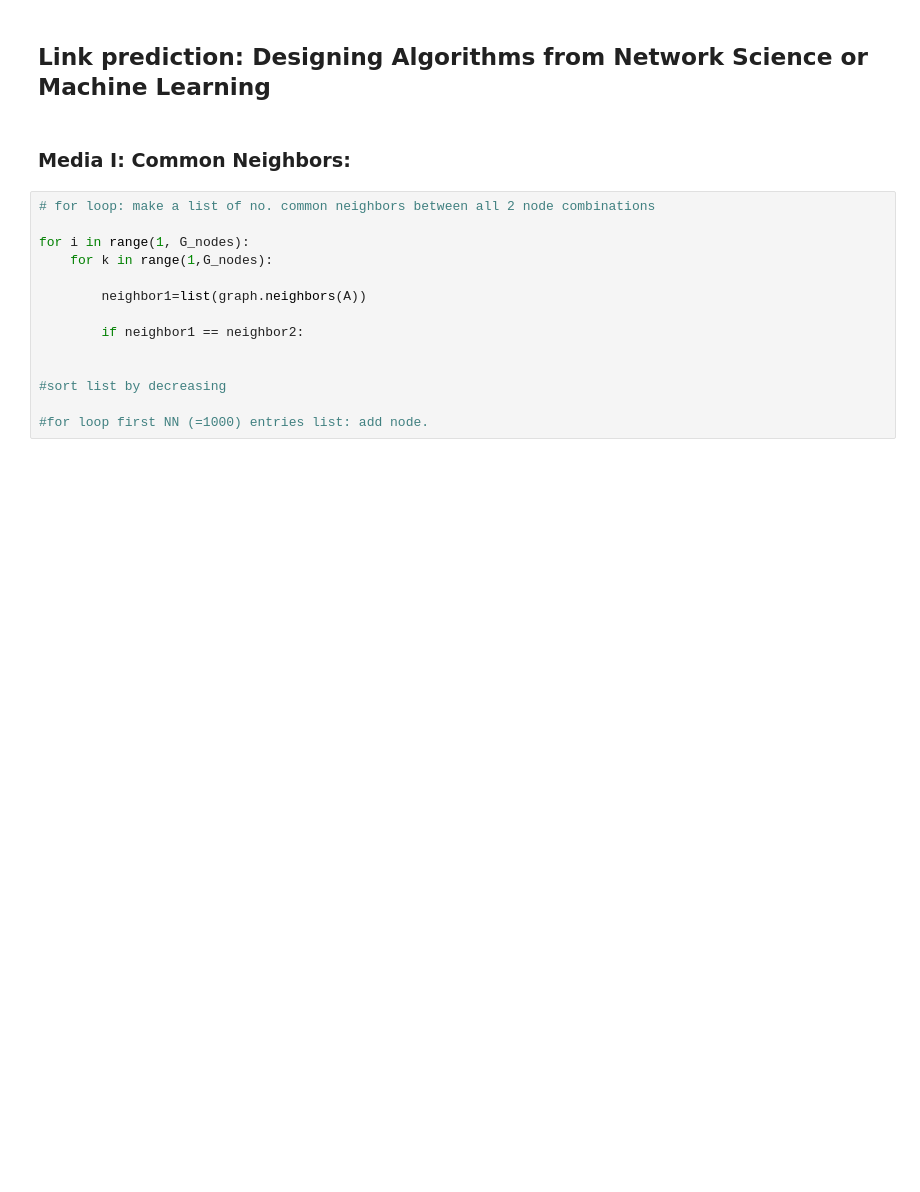
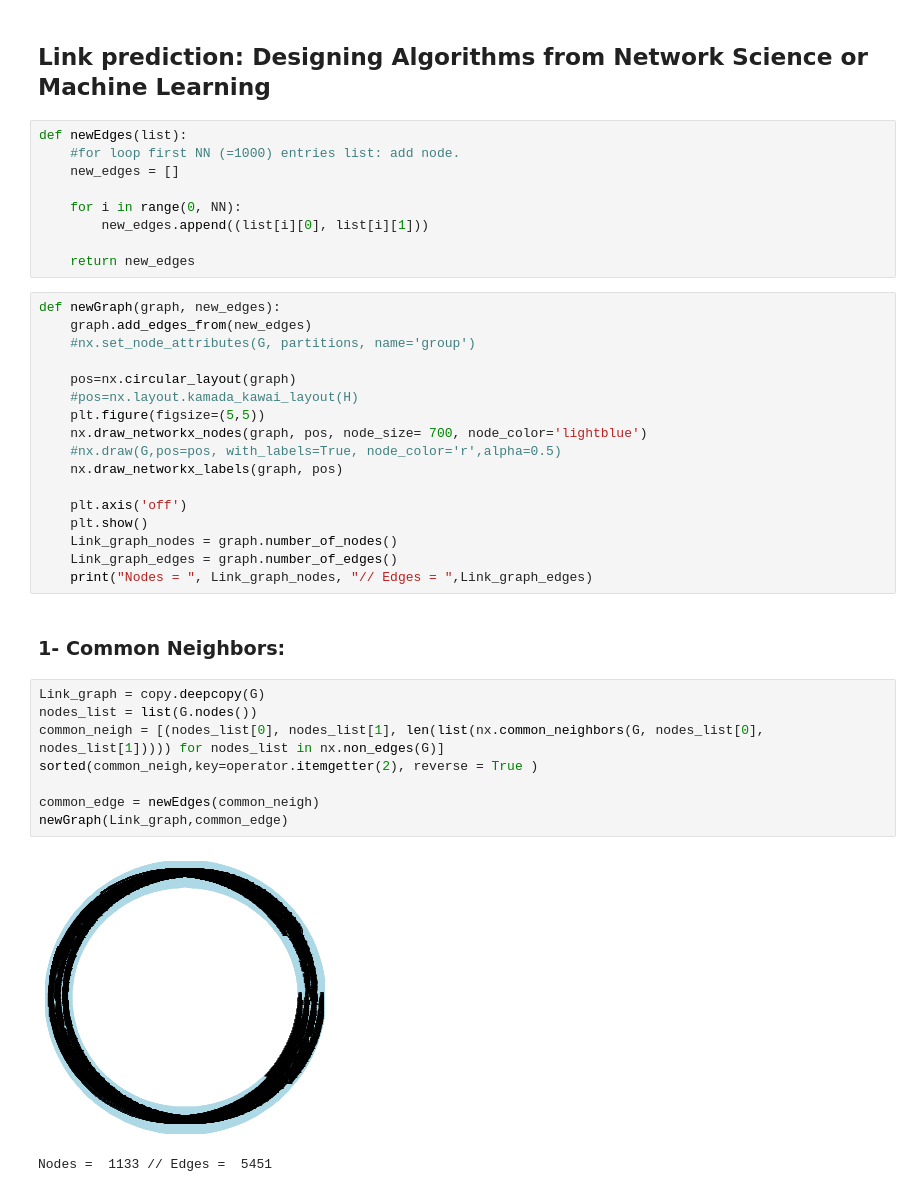
Before and after one commit to Tweeel/Link-prediction-for-social-networks, a Jupyter notebook: Link prediction for social networks.ipynb, the cells around one changed output. Cells and saved outputs as stored; diff of their text form; blank space fills up the shorter version.

```diff
--- a/Link prediction for social networks.ipynb
+++ b/Link prediction for social networks.ipynb
@@ -44,19 +46,42 @@ plt.show()
 NN = 1000
 # %% [markdown]
 ## Link prediction: Designing Algorithms from Network Science or Machine Learning
+# %%
+def newEdges(list):
+    #for loop first NN (=1000) entries list: add node.
+    new_edges = []
+
+    for i in range(0, NN):
+        new_edges.append((list[i][0], list[i][1]))
+
+    return new_edges
+# %%
+def newGraph(graph, new_edges):
+    graph.add_edges_from(new_edges)
+    #nx.set_node_attributes(G, partitions, name='group')
+
+    pos=nx.circular_layout(graph)
+    #pos=nx.layout.kamada_kawai_layout(H)
+    plt.figure(figsize=(5,5))
+    nx.draw_networkx_nodes(graph, pos, node_size= 700, node_color='lightblue')
+    #nx.draw(G,pos=pos, with_labels=True, node_color='r',alpha=0.5)
+    nx.draw_networkx_labels(graph, pos)
+
+    plt.axis('off')
+    plt.show()
+    Link_graph_nodes = graph.number_of_nodes()
+    Link_graph_edges = graph.number_of_edges()
+    print("Nodes = ", Link_graph_nodes, "// Edges = ",Link_graph_edges)
 # %% [markdown]
-### Media I: Common Neighbors:
+### 1- Common Neighbors:
-# %%
-# for loop: make a list of no. common neighbors between all 2 node combinations
-
-for i in range(1, G_nodes):
-    for k in range(1,G_nodes):
-
-        neighbor1=list(graph.neighbors(A))
-
-        if neighbor1 == neighbor2:
-
-
-#sort list by decreasing
-
-#for loop first NN (=1000) entries list: add node.
+# %%
+Link_graph = copy.deepcopy(G)
+nodes_list = list(G.nodes())
+common_neigh = [(nodes_list[0], nodes_list[1], len(list(nx.common_neighbors(G, nodes_list[0], nodes_list[1])))) for nodes_list in nx.non_edges(G)]
+sorted(common_neigh,key=operator.itemgetter(2), reverse = True )
+
+common_edge = newEdges(common_neigh)
+newGraph(Link_graph,common_edge)
+# %% [output]
+[figure, added]
+Nodes =  1133 // Edges =  5451
```
Also changed, not shown: parts of 9 cells of this notebook.
